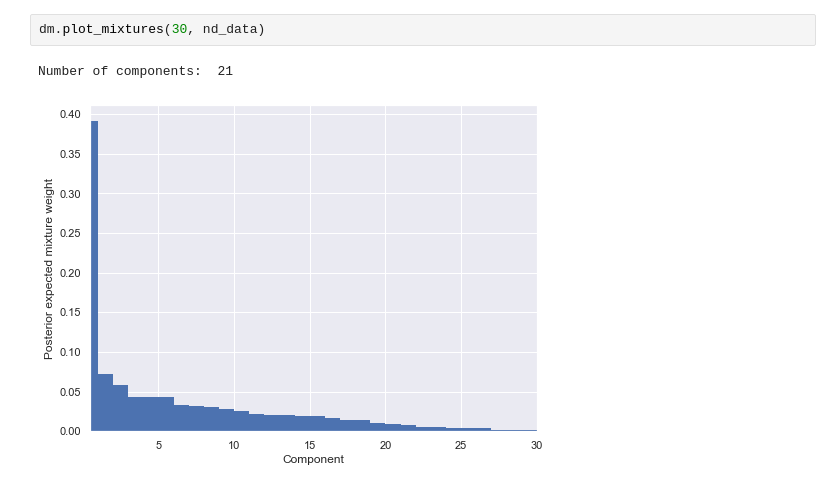
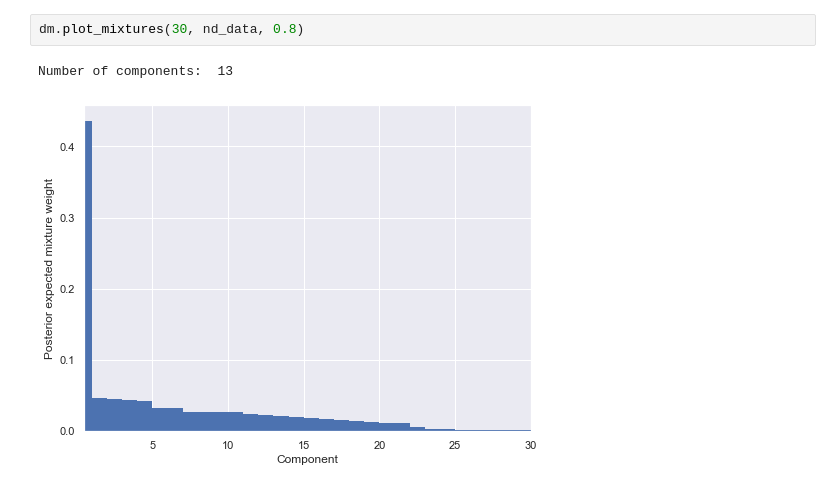
Before and after one commit to Thea-Hsu/EILS, a Jupyter notebook: dirchlet_AND_agglomerative_demo.ipynb, the cells around one changed output. Cells and saved outputs as stored; diff of their text form.

```diff
--- a/dirchlet_AND_agglomerative_demo.ipynb
+++ b/dirchlet_AND_agglomerative_demo.ipynb
@@ -15,5 +146,5 @@ nd_data = nd_data[['H_conc', 'HCP_conc', 'FCC_conc', 'F_111', 'F_110', 'F_100',
 # %%
-dm.plot_mixtures(30, nd_data)
+dm.plot_mixtures(30, nd_data, 0.8)
 # %% [output]
-Number of components:  21
+Number of components:  13
-[figure, old version]
+[figure, new version]
```
Also changed, not shown: parts of 14 cells of this notebook, 4 other files.
